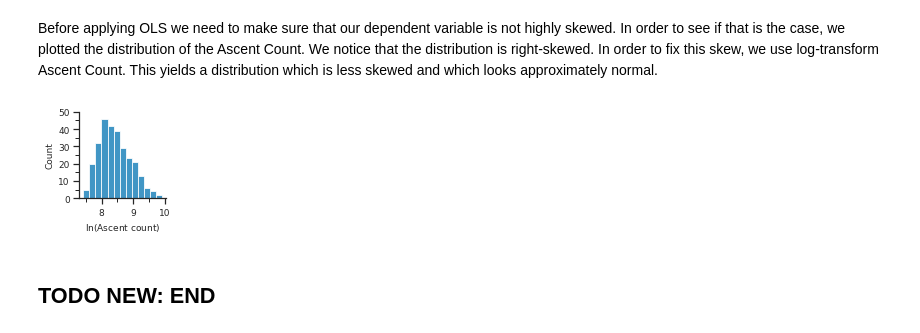
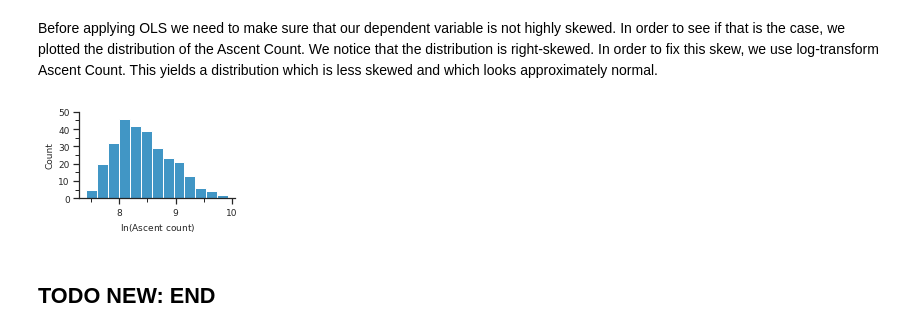
Before and after one commit to filipbalucha/FDS_final_project, a Jupyter notebook: data_analysis.ipynb, the cells around one changed output. Cells and saved outputs as stored; diff of their text form; code cells hidden in the pictures.

Commit message:
resizing plots

```diff
--- a/data_analysis.ipynb
+++ b/data_analysis.ipynb
@@ -269,40 +269,39 @@ We apply linear regression and observe the output of `statsmodels`. This will sh
 # %% [markdown]
 Before applying OLS we need to make sure that our dependent variable is not highly skewed. In order to see if that is the case, we plotted the distribution of the Ascent Count. We notice that the distribution is right-skewed. In order to fix this skew, we use log-transform Ascent Count. This yields a distribution which is less skewed and which looks approximately normal.
 # %%
-# fig, (ax_original,ax_log) = plt.subplots(ncols=2, figsize=(5,2))
-plt.figure(figsize=(2,2))
+plt.figure(figsize=(3,2))
 # sns.histplot(munro['ascent_count']/1000, ax=ax_original)
 # ax_original.set_xlabel('Ascent count [$10^3$]', fontsize=9)
 # ax_original.set_ylabel('Count', fontsize = 9)
 # ax_original.xaxis.set_ticks(np.arange(0, 21, step=5))
 # ax_original.yaxis.set_ticks(np.arange(0, 76, step=25))
 # sns.despine(ax=ax_original)
 
 ax_log = plt.gca()
 
 sns.histplot(np.log(munro['ascent_count']), ax=ax_log)
 ax_log.set_xlabel('$\ln$(Ascent count)', fontsize=9)
 ax_log.set_ylabel('Count', fontsize = 9)
 # ax_log.xaxis.set_ticks(np.arange(0, 11, step=1))
 ax_log.yaxis.set_ticks(np.arange(0, 60, step=10))
 sns.despine(ax=ax_log)
 
 ax_log.xaxis.set_tick_params(labelsize=9)
 ax_log.yaxis.set_tick_params(labelsize=9)
 # ax_original.xaxis.set_tick_params(labelsize=9)
 # ax_original.yaxis.set_tick_params(labelsize=9)
 
 ax_log.xaxis.set_minor_locator(MultipleLocator(0.5))
 ax_log.yaxis.set_minor_locator(MultipleLocator(5))
 # ax_original.xaxis.set_minor_locator(MultipleLocator(2.5))
 # ax_original.yaxis.set_minor_locator(MultipleLocator(12.5))
 
 
 plt.tight_layout()
 plt.savefig('report/ascent_count_distribution.pdf', bbox_inches='tight')
 plt.show()
 # %% [output]
-[figure, old version]
+[figure, new version]
 # %% [markdown]
 ## TODO NEW: END
 # %%
```
Also changed, not shown: parts of 2 cells of this notebook, 2 other files.
